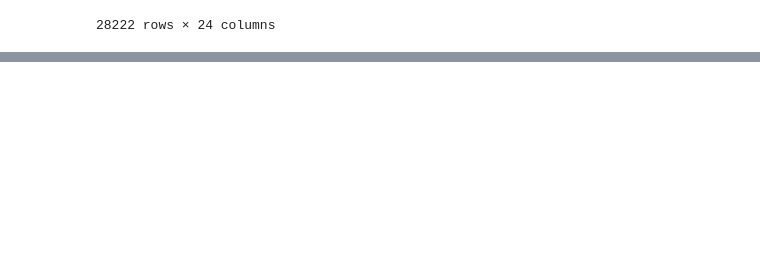
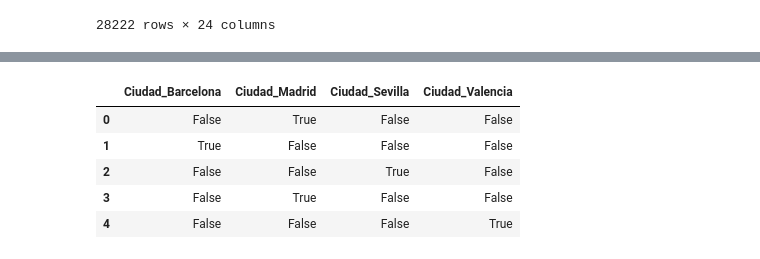
Before and after one commit to FelipeAfana/Apuntes-2-Inteligencia-Artificial, a Jupyter notebook: apuntes_eda.ipynb, the cells around one changed output, grey strips where cells are left out. Cells and saved outputs as stored; diff of their text form; code cells hidden in the pictures; blank space fills up the shorter version.

```diff
--- a/apuntes_eda.ipynb
+++ b/apuntes_eda.ipynb
@@ -475,0 +481,13 @@ df
+# %%
+import pandas as pd
+
+# Dataset simulado
+data = {
+    "ID": [1, 2, 3, 4, 5],
+    "Ciudad": ["Madrid", "Barcelona", "Sevilla", "Madrid", "Valencia"],  # Nominal
+    "Educación": ["Secundaria", "Primaria", "Universitaria", "Primaria", "Universitaria"],  # Ordinal
+    "Género": ["F", "M", "F", "M", "F"],  # Nominal
+}
+df = pd.DataFrame(data)
+print("Dataset original:")
+print(df)
@@ -475,0 +512,5 @@ df
+# %%
+# Usando get_dummies para One-Hot Encoding
+df_onehot = pd.get_dummies(df, columns=["Ciudad"], prefix="Ciudad")
+print("\nCodificación One-Hot para 'Ciudad':")
+print(df_onehot)
@@ -475,0 +549,10 @@ df
+# %%
+df_onehot.drop(columns=["ID","Educación","Género"],axis=1,inplace=True)
+df_onehot
+# %% [output]
+|  | Ciudad_Barcelona | Ciudad_Madrid | Ciudad_Sevilla | Ciudad_Valencia |
+| 0 | False | True | False | False |
+| 1 | True | False | False | False |
+| 2 | False | False | True | False |
+| 3 | False | True | False | False |
+| 4 | False | False | False | True |
```
Also changed, not shown: parts of 8 cells of this notebook.
